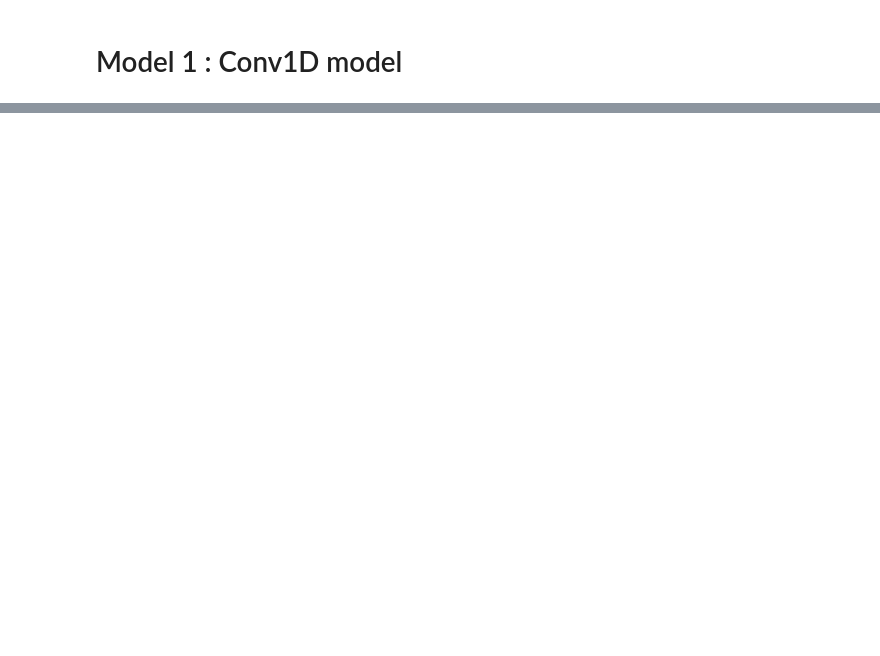
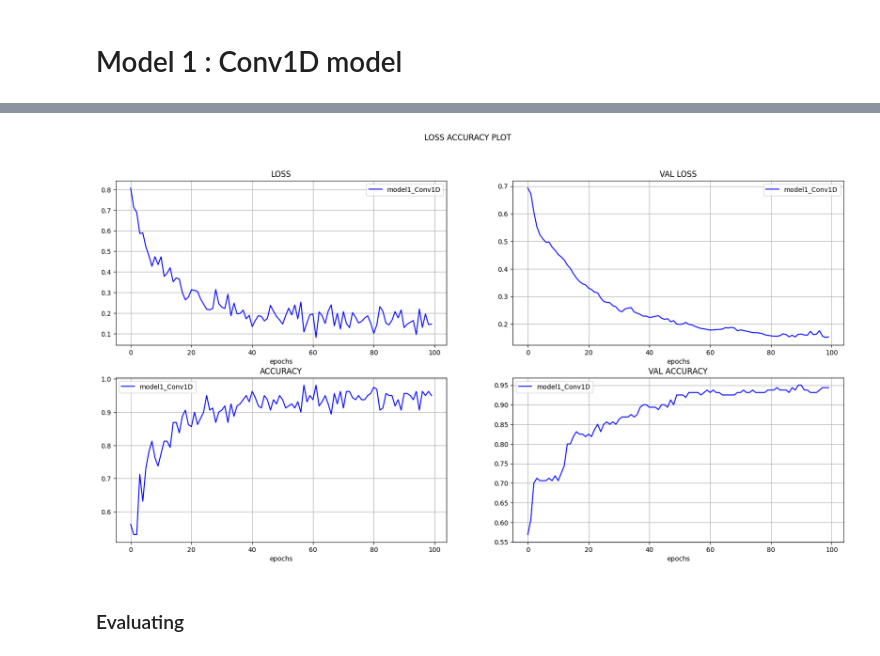
Before and after one commit to tikendraw/fake_news_classifier, a Jupyter notebook: fake_news_classifier.ipynb, the cells around one changed output, grey strips where cells are left out. Cells and saved outputs as stored; diff of their text form; code cells hidden in the pictures; blank space fills up the shorter version.

```diff
--- a/fake_news_classifier.ipynb
+++ b/fake_news_classifier.ipynb
@@ -1056,6 +1003,6 @@ print(train_text_dataset)
 # %%
 # Visualizing the data
-for i,j in train_text_dataset.take(1):
+for i,j in train_dataset.take(1):
     print(i,j)
     break
 # %% [output]
@@ -1064,12 +1011,5 @@ tf.Tensor(b'former dea prescription head drops bombshell congress protects big p
 BATCH_SIZE = 8
 # %%
 # prefetching
-# train_dataset = train_dataset.batch(BATCH_SIZE).prefetch(tf.data.AUTOTUNE)
-# test_dataset = test_dataset.batch(BATCH_SIZE).prefetch(tf.data.AUTOTUNE)
-
-# train_title_dataset = train_title_dataset.batch(BATCH_SIZE).prefetch(tf.data.AUTOTUNE)
-# test_title_dataset = test_title_dataset.batch(BATCH_SIZE).prefetch(tf.data.AUTOTUNE)
-
-train_text_dataset = train_text_dataset.repeat(10).batch(BATCH_SIZE).prefetch(tf.data.AUTOTUNE)
-test_text_dataset = test_text_dataset.repeat(10).batch(BATCH_SIZE).prefetch(tf.data.AUTOTUNE)
-print(len(train_text_dataset),len(test_text_dataset))
+train_dataset = train_dataset.batch(BATCH_SIZE).prefetch(tf.data.AUTOTUNE)
+test_dataset = test_dataset.batch(BATCH_SIZE).prefetch(tf.data.AUTOTUNE)
@@ -1295,0 +1100,3 @@ plt.show()
+# %%
+EPOCHS = 100
+print(len(train_dataset)/EPOCHS)
@@ -1295,0 +1105,8 @@ plt.show()
+# %%
+%%time
+history1 = model1.fit(train_dataset, epochs = EPOCHS,
+                      steps_per_epoch = int(0.9* (len(train_dataset)/EPOCHS)),
+                   validation_steps = int(0.9* (len(train_dataset)/EPOCHS)),
+                      validation_data=test_dataset,
+                      callbacks = [create_tensorboard_callback('tb','model1')]
+                    )
@@ -1295,0 +1196,6 @@ plt.show()
+# %%
+plot_history(history1, color = 'b')
+# %% [output]
+[figure, added]
+# %% [markdown]
+### Evaluating
```
Also changed, not shown: parts of 154 cells of this notebook, 2 other files.
